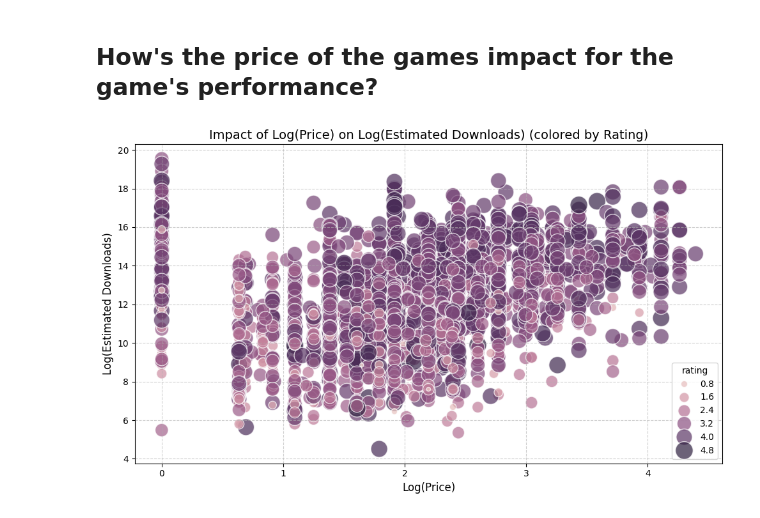
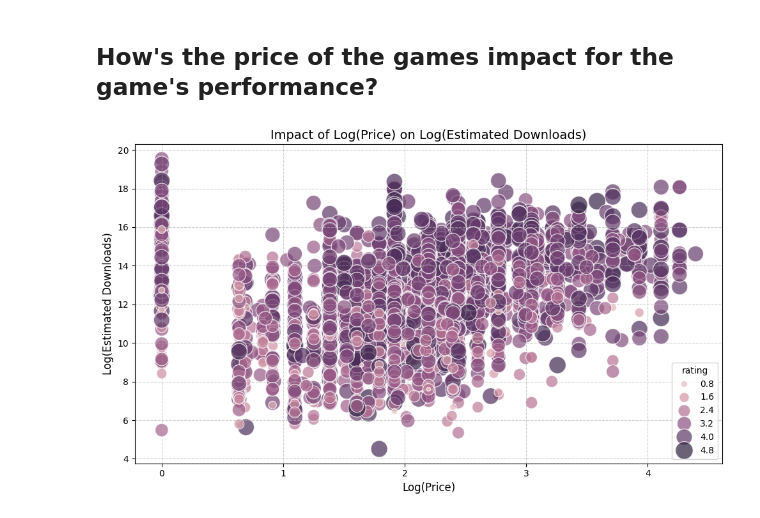
Before and after one commit to xyzaraa/steam-game-analysis, a Jupyter notebook: steam-game-analysis.ipynb, the cells around one changed output. Saved outputs shown, nothing was run; the diff lists cells and outputs as text; code cells hidden in the pictures.

```diff
--- a/steam-game-analysis.ipynb
+++ b/steam-game-analysis.ipynb
@@ -381,20 +381,20 @@ df_plot_price_impact['log_estimated_downloads'] = np.log1p(df_plot_price_impact[
 # %%
 plt.figure(figsize=(10, 6))
 sns.scatterplot(
     data=df_plot_price_impact,
     x='log_price',
     y='log_estimated_downloads',
     hue='rating',
     size='rating',
     sizes=(20, 400),
     alpha=0.7
 )
-plt.title("Impact of Log(Price) on Log(Estimated Downloads) (colored by Rating)", fontsize=14)
+plt.title("Impact of Log(Price) on Log(Estimated Downloads)", fontsize=14)
 plt.xlabel("Log(Price)", fontsize=12)
 plt.ylabel("Log(Estimated Downloads)", fontsize=12)
 plt.grid(True, linestyle='--', alpha=0.6)
 plt.tight_layout()
 plt.show()
 # %% [output]
-[figure, old version]
+[figure, new version]
 # %% [markdown]
```
Also changed, not shown: parts of 32 cells of this notebook.
